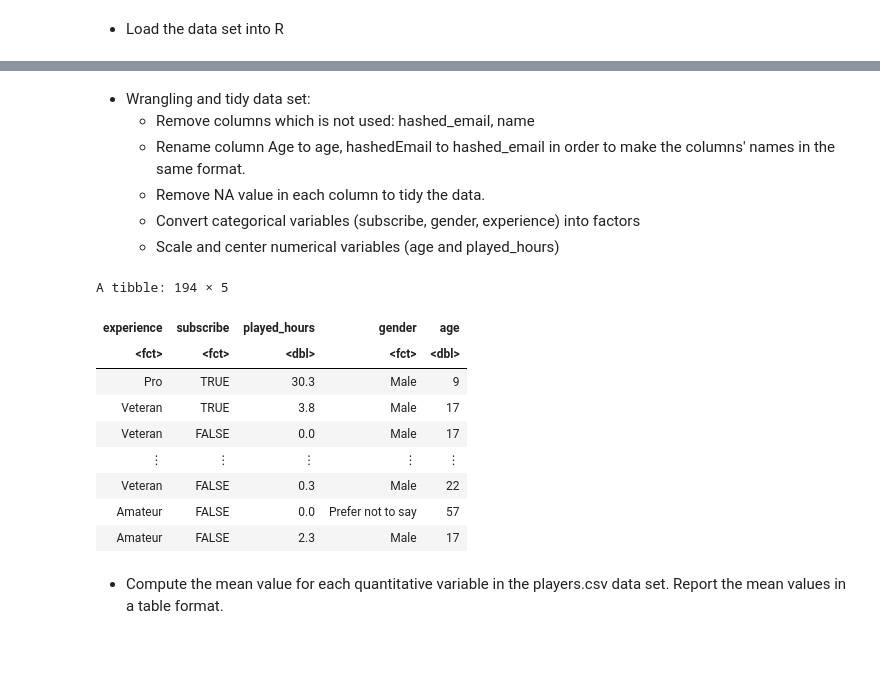
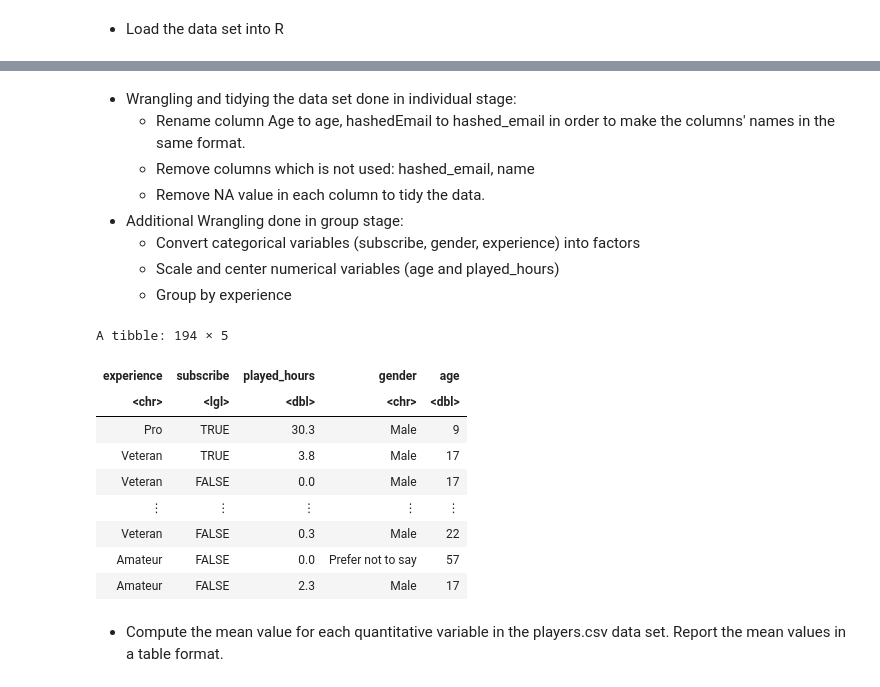
Before and after one commit to nancytrinh/Individual-Planning-Stage-Hong-To-Nhu-Trinh, a Jupyter notebook: group9.HongToNhuTrinh.ipynb, the cells around one changed output, grey strips where cells are left out. Drawn from its saved outputs; the diff is of its cells as text; code cells hidden in the pictures; blank space fills up the shorter version.

```diff
--- a/group9.HongToNhuTrinh.ipynb
+++ b/group9.HongToNhuTrinh.ipynb
@@ -137,26 +131,24 @@ A spec_tbl_df: 1535 × 5
 # %% [markdown]
-- Wrangling and tidy data set:
+- Wrangling and tidying the data set done in individual stage:
+  - Rename column Age to age, hashedEmail to hashed_email in order to make the columns' names in the same format.
   - Remove columns which is not used: hashed_email, name
-  - Rename column Age to age, hashedEmail to hashed_email in order to make the columns' names in the same format.
   - Remove NA value in each column to tidy the data.
+- Additional Wrangling done in group stage:
   - Convert categorical variables (subscribe, gender, experience) into factors
   - Scale and center numerical variables (age and played_hours)
+  - Group by experience
 # %%
  player_tidy <- player |>
     rename(
         hashed_email = hashedEmail,
         age = Age) |>
     select(-hashed_email, -name) |>
-    mutate(
-        experience = as.factor(experience),
-        subscribe = as.factor(subscribe),
-        gender = as.factor(gender)) |>
     drop_na()
 player_tidy
 # %% [output]
 A tibble: 194 × 5
 | experience | subscribe | played_hours | gender | age |
-| <fct> | <fct> | <dbl> | <fct> | <dbl> |
+| <chr> | <lgl> | <dbl> | <chr> | <dbl> |
 | Pro | TRUE | 30.3 | Male | 9 |
 | Veteran | TRUE | 3.8 | Male | 17 |
 | Veteran | FALSE | 0.0 | Male | 17 |
```
Also changed, not shown: parts of 7 cells of this notebook.
